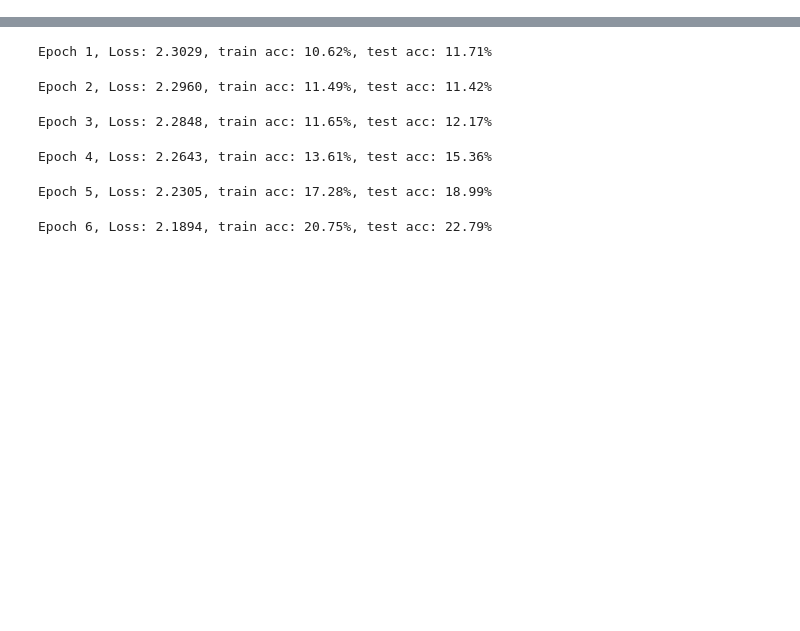
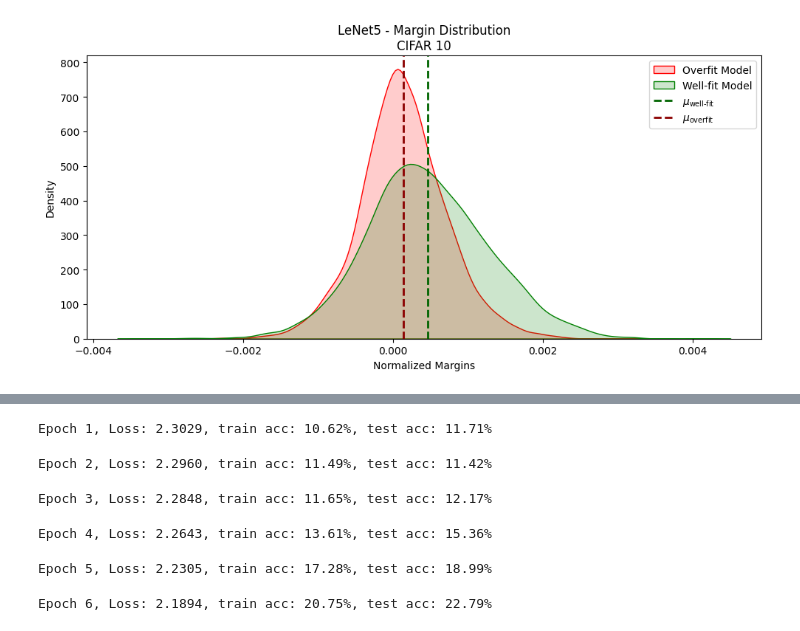
Before and after one commit to TonyZhang2004/Privacy-Preserving-Overfitting-Detection, a Jupyter notebook: image_model_experiments/spectral_norm_lenet5_cifar10.ipynb, the cells around one changed output, grey strips where cells are left out. Drawn from its saved outputs; the diff is of its cells as text; code cells hidden in the pictures; blank space fills up the shorter version.

Commit message:
Add margin kde experiments

```diff
--- a/image_model_experiments/spectral_norm_lenet5_cifar10.ipynb
+++ b/image_model_experiments/spectral_norm_lenet5_cifar10.ipynb
@@ -426,0 +214,21 @@ plt.show()
+# %%
+ote = np.mean(overfit_test)
+cte = np.mean(correct_test)
+
+
+plt.figure(figsize=(10, 5))
+sns.kdeplot(overfit_test, fill=True, color="red", label="Overfit Model", alpha=0.2)
+sns.kdeplot(correct_test, fill=True, color="green", label="Well-fit Model", alpha=0.2)
+
+plt.axvline(cte, color='darkgreen', linestyle='dashed', linewidth=2, label = r"$\mu_{\text{well-fit}}$")
+plt.axvline(ote, color='darkred', linestyle='dashed', linewidth=2, label = r"$\mu_{\text{overfit}}$")
+
+plt.xlabel("Normalized Margins")
+plt.ylabel("Density")
+plt.title(f"LeNet5 - Margin Distribution\nCIFAR 10")
+plt.legend()
+plt.tight_layout()
+plt.savefig("margin_kde_lenet_cifar10_re_vs_overfit.png")
+plt.show()
+# %% [output]
+[figure, added]
```
Also changed, not shown: parts of 21 cells of this notebook, 9 other files.
